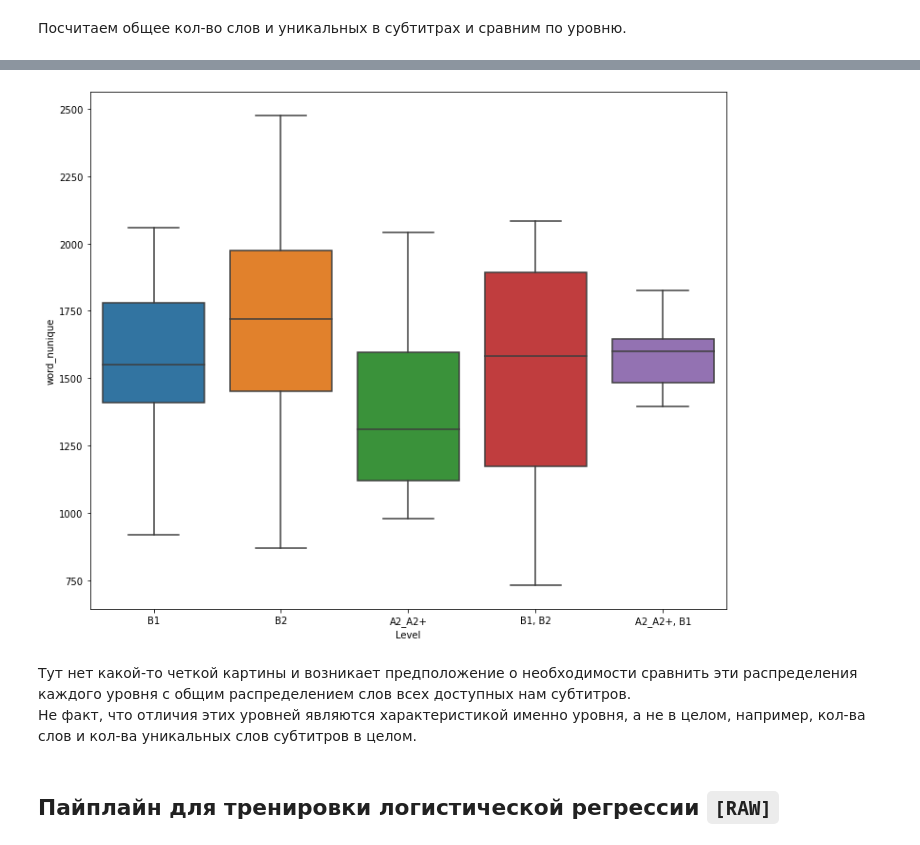
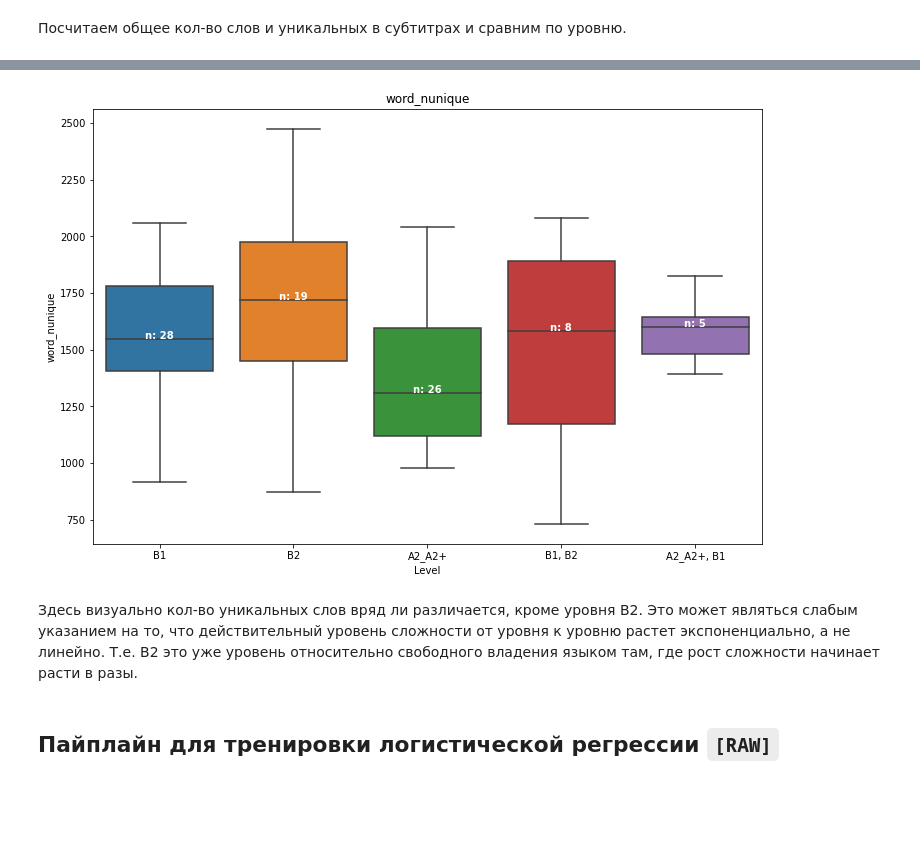
Before and after one commit to snakerzr/predict_english_level_with_movie_subs, a Jupyter notebook: notebook.ipynb, the cells around one changed output, grey strips where cells are left out. Saved outputs shown, nothing was run; the diff lists cells and outputs as text; code cells hidden in the pictures; blank space fills up the shorter version.

```diff
--- a/notebook.ipynb
+++ b/notebook.ipynb
@@ -662,0 +665,2 @@ df = labels.merge(word_level_counts)
+# %%
+word_level_fracs = word_level_counts.copy()
@@ -736,5 +813,21 @@ df.head()
 # %%
-plt.figure(figsize=(12,10))
-sns.boxplot(data=df,x='Level',y='word_count')
+medians = df.groupby(['Level'],sort=False)['word_count'].median().values
+plt.figure(figsize=(12,8))
+ax = sns.boxplot(data=df,x='Level',y='word_count')
+ax.set_title('word_count')
+
+pos = range(len(nobs))
+
+for tick in pos:
+
+    ax.text(pos[tick],
+            medians[tick],
+            nobs[tick],
+            horizontalalignment='center',
+            # size='x-small',
+            color='w',
+            weight='semibold'
+           )
+
 plt.show()
 # %% [output]
@@ -745,12 +838,30 @@ plt.show()
 # %%
-plt.figure(figsize=(12,10))
-sns.boxplot(data=df,x='Level',y='word_nunique')
+# plt.figure(figsize=(12,10))
+# sns.boxplot(data=df,x='Level',y='word_nunique')
+# plt.show()
+medians = df.groupby(['Level'],sort=False)['word_nunique'].median().values
+plt.figure(figsize=(12,8))
+ax = sns.boxplot(data=df,x='Level',y='word_nunique')
+ax.set_title('word_nunique')
+
+pos = range(len(nobs))
+
+for tick in pos:
+
+    ax.text(pos[tick],
+            medians[tick],
+            nobs[tick],
+            horizontalalignment='center',
+            # size='x-small',
+            color='w',
+            weight='semibold'
+           )
+
 plt.show()
 # %% [output]
-[figure, old version]
+[figure, new version]
-# %% [markdown]
-Тут нет какой-то четкой картины и возникает предположение о необходимости сравнить эти распределения каждого уровня с общим распределением слов всех доступных нам субтитров.
-Не факт, что отличия этих уровней являются характеристикой именно уровня, а не в целом, например, кол-ва слов и кол-ва уникальных слов субтитров в целом.
+# %% [markdown]
+Здесь визуально кол-во уникальных слов вряд ли различается, кроме уровня B2. Это может являться слабым указанием на то, что действительный уровень сложности от уровня к уровню растет экспоненциально, а не линейно. Т.е. B2 это уже уровень относительно свободного владения языком там, где рост сложности начинает расти в разы.
 # %% [markdown]
 ## Пайплайн для тренировки логистической регрессии `[RAW]`
 # %%
```
Also changed, not shown: parts of 24 cells of this notebook.
